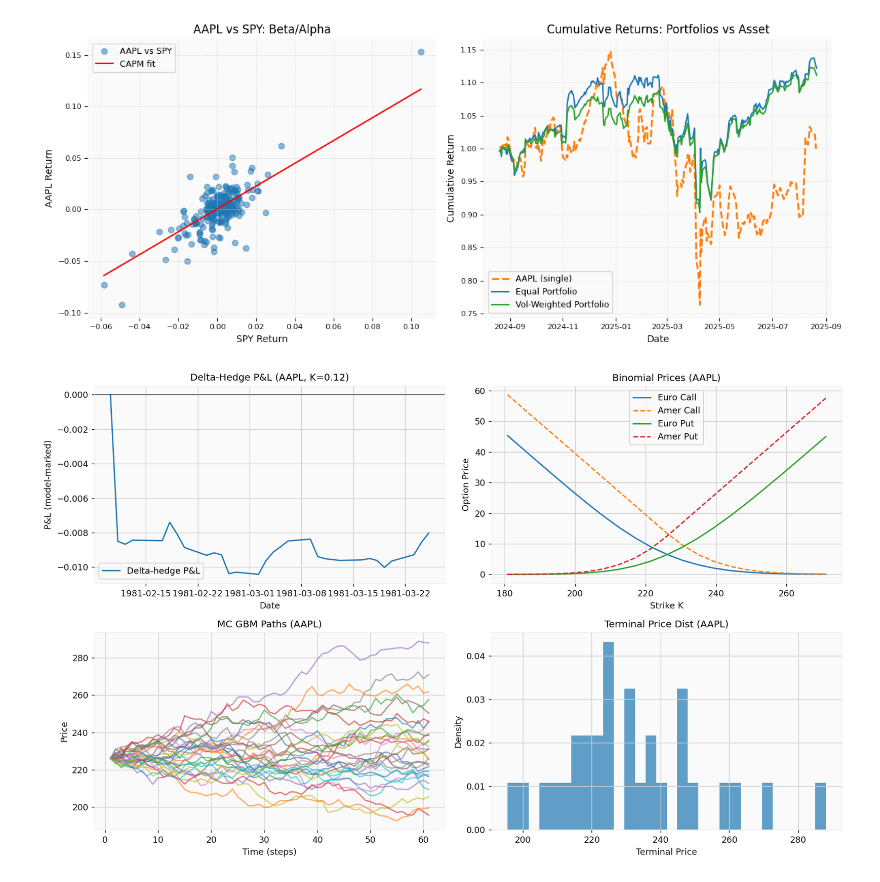
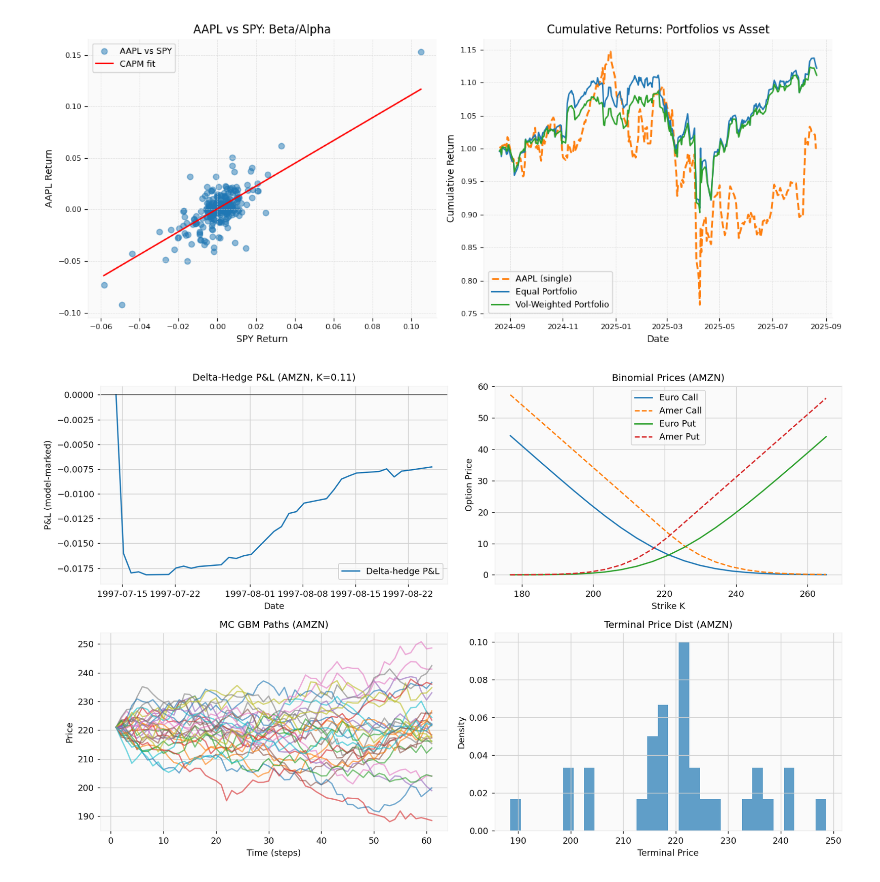
Before and after one commit to shervin-taheripour/stock-analysis-tool, a Jupyter notebook: analysis/dashboard_prototyping.ipynb, the cells around one changed output. Drawn from its saved outputs; the diff is of its cells as text; code cells hidden in the pictures.

Commit message:
presentation plots created, dashboard_prototyping.ipynb updated, .gitignore analysis/data, artefact refresh

```diff
--- a/analysis/dashboard_prototyping.ipynb
+++ b/analysis/dashboard_prototyping.ipynb
@@ -89,7 +89,8 @@ fig.show()
 # %% [output]
 [figure]
 # %%
-ticker = "AAPL"  # or any ticker
+import matplotlib.pyplot as plt
+ticker = "AMZN"  # or any ticker
 
 # Load data
 delta_hedge = utils.load_delta_hedge()
@@ -135,31 +136,31 @@ else:
 ax = axs[1,0]
 gbm = mc_gbm[mc_gbm["ticker"] == ticker]
 if not gbm.empty:
     time_cols = [c for c in gbm.columns if c.startswith('t')]
     t_grid = range(len(time_cols))
     paths = gbm[time_cols].apply(pd.to_numeric, errors="coerce").ffill(axis=1).values[:30]
     for i in range(paths.shape[0]):
         ax.plot(t_grid, paths[i], alpha=0.6)
     ax.set_title(f"MC GBM Paths ({ticker})", fontsize=11)
     ax.set_xlabel("Time (steps)")
     ax.set_ylabel("Price")
 else:
     ax.text(0.5, 0.5, "No MC paths", ha="center", va="center")
     ax.set_title("MC GBM Paths", fontsize=11)
 
 # MC GBM Terminal Histogram
 ax = axs[1,1]
 if not gbm.empty and paths.shape[0] > 0:
     terminal_vals = paths[:, -1]
     ax.hist(terminal_vals, bins=30, density=True, alpha=0.7)
     ax.set_title(f"Terminal Price Dist ({ticker})", fontsize=11)
     ax.set_xlabel("Terminal Price")
     ax.set_ylabel("Density")
 else:
     ax.text(0.5, 0.5, "No terminal data", ha="center", va="center")
     ax.set_title("Terminal Price Dist", fontsize=11)
 
 plt.tight_layout()
 plt.show()
 # %% [output]
-[figure, old version]
+[figure, new version]
```
Also changed, not shown: parts of 2 cells of this notebook, 4 other files.
